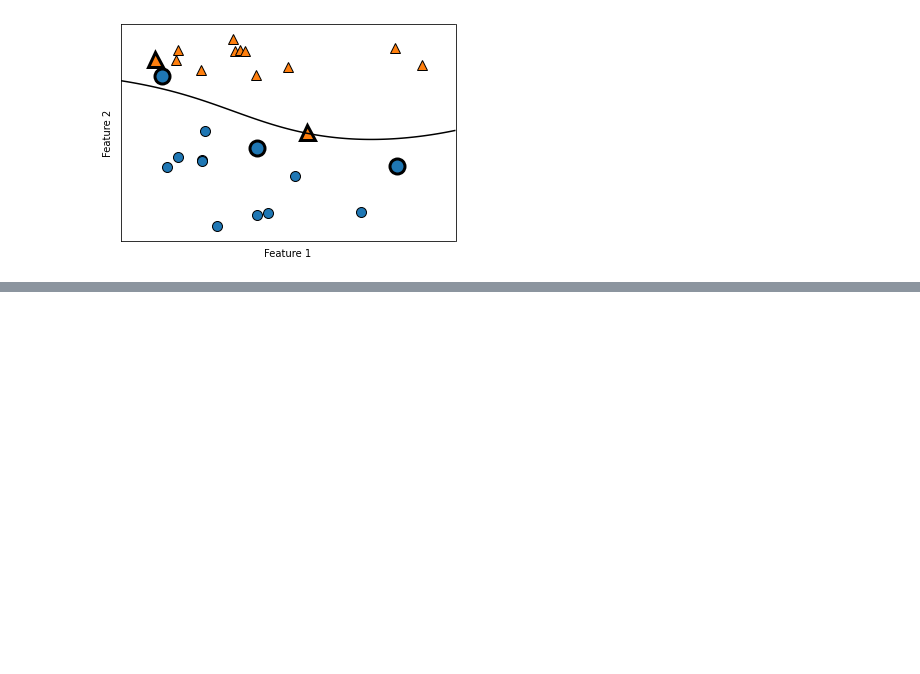
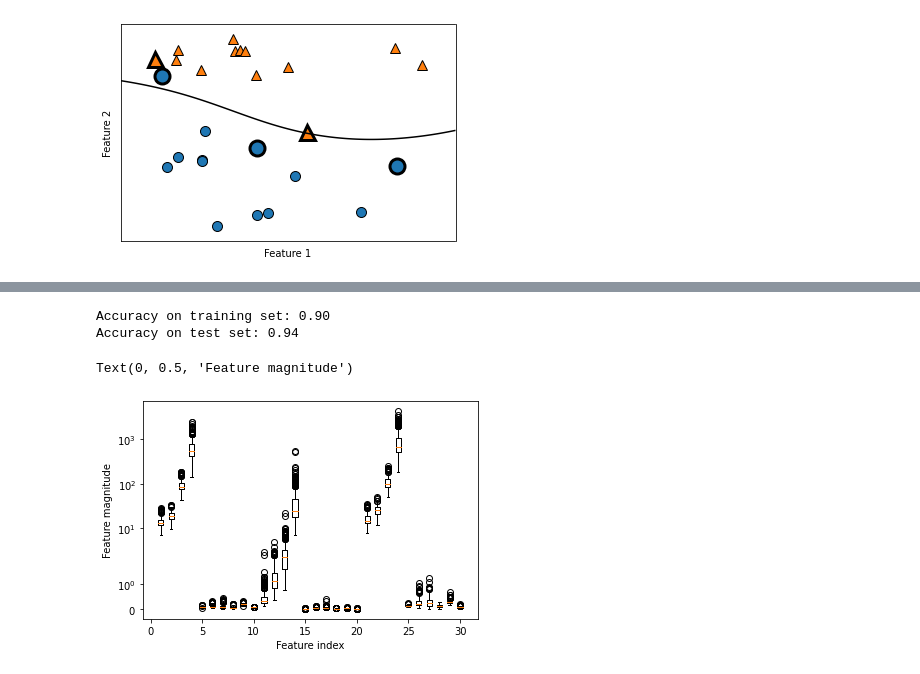
Before and after one commit to tokio-238/pythonenv, a Jupyter notebook: learnings/svm.ipynb, the cells around one changed output, grey strips where cells are left out. Drawn from its saved outputs; the diff is of its cells as text; code cells hidden in the pictures; blank space fills up the shorter version.

```diff
--- a/learnings/svm.ipynb
+++ b/learnings/svm.ipynb
@@ -102,0 +106,22 @@ axes[0,0].legend(["class 0", "class 1", "sv class 0", "sv class 1"],ncol = 4 , l
+# %%
+from sklearn.datasets import load_breast_cancer
+from sklearn.model_selection import train_test_split
+cancer = load_breast_cancer()
+X_train, X_test, y_train, y_test = train_test_split(cancer.data,cancer.target,random_state=0)
+# %%
+svc = SVC()
+svc.fit(X_train,y_train)
+
+print("Accuracy on training set: {:.2f}".format(svc.score(X_train,y_train)))
+print("Accuracy on test set: {:.2f}".format(svc.score(X_test,y_test)))
+# %% [output]
+Accuracy on training set: 0.90
+Accuracy on test set: 0.94
+# %%
+plt.boxplot(X_train,manage_ticks=False)
+plt.yscale("symlog")
+plt.xlabel("Feature index")
+plt.ylabel("Feature magnitude")
+# %% [output]
+Text(0, 0.5, 'Feature magnitude')
+[figure, added]
```
Also changed, not shown: parts of 1 cell of this notebook.
